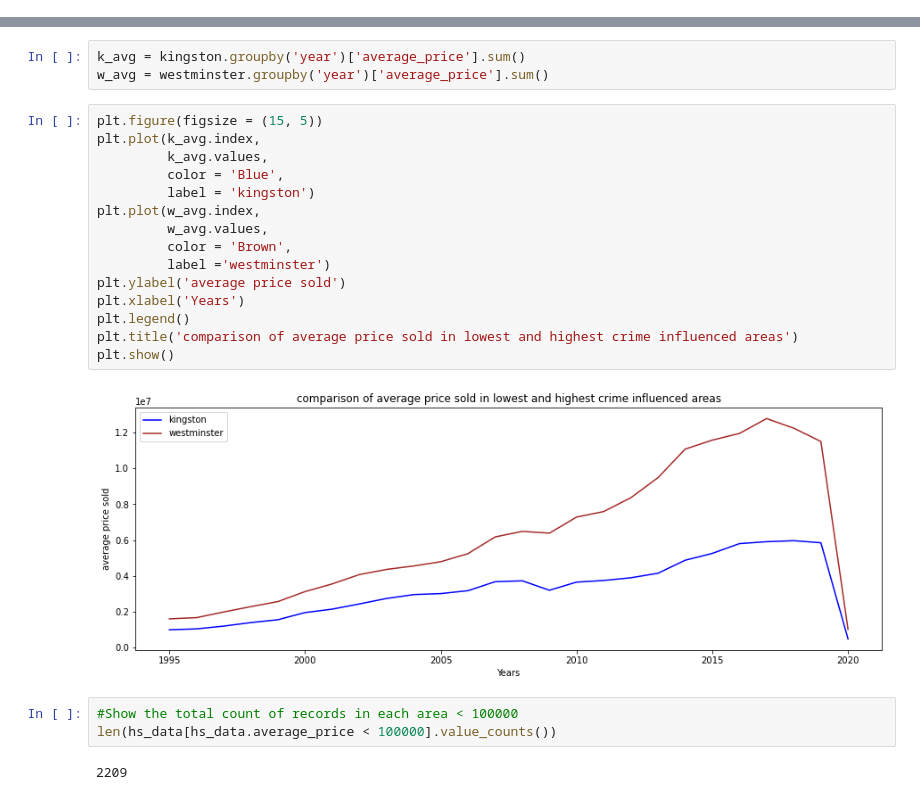
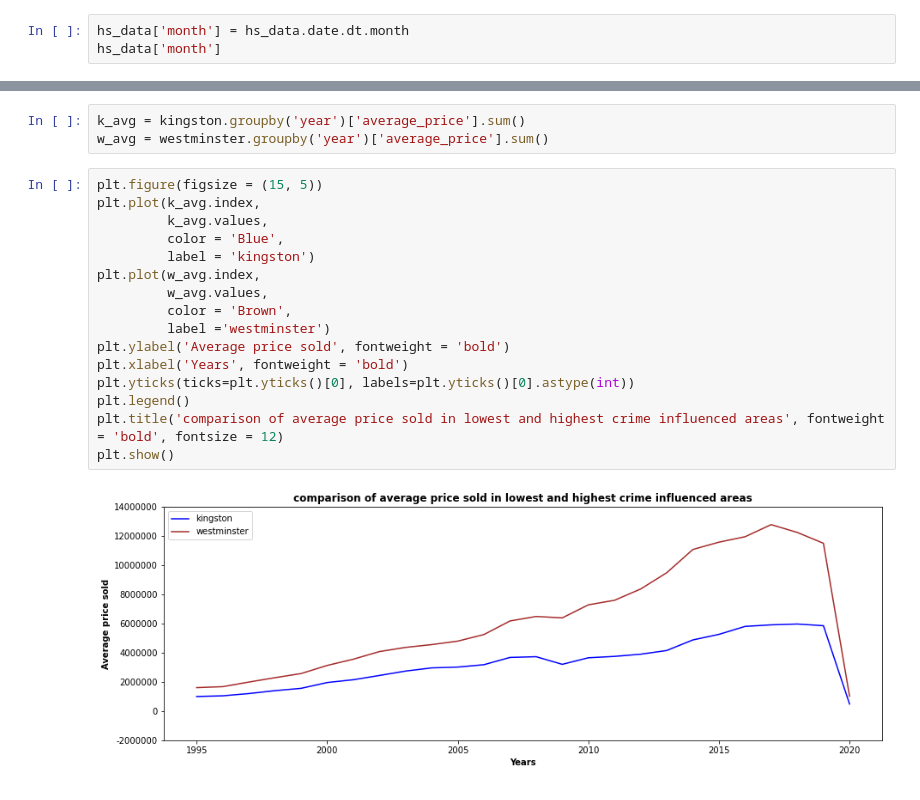
Before and after one commit to captin01/Data_Analysis, a Jupyter notebook: London_Housing/LND_Housing.ipynb, the cells around one changed output, grey strips where cells are left out. Drawn from its saved outputs; the diff is of its cells as text.

```diff
--- a/London_Housing/LND_Housing.ipynb
+++ b/London_Housing/LND_Housing.ipynb
@@ -206,0 +209,3 @@ Name: year, Length: 13549, dtype: int64
+# %%
+hs_data['month'] = hs_data.date.dt.month
+hs_data['month']
@@ -617,22 +701,18 @@ w_avg = westminster.groupby('year')['average_price'].sum()
 # %%
 plt.figure(figsize = (15, 5))
 plt.plot(k_avg.index,
          k_avg.values,
          color = 'Blue',
          label = 'kingston')
 plt.plot(w_avg.index,
          w_avg.values,
          color = 'Brown',
          label ='westminster')
-plt.ylabel('average price sold')
-plt.xlabel('Years')
+plt.ylabel('Average price sold', fontweight = 'bold')
+plt.xlabel('Years', fontweight = 'bold')
+plt.yticks(ticks=plt.yticks()[0], labels=plt.yticks()[0].astype(int))
 plt.legend()
-plt.title('comparison of average price sold in lowest and highest crime influenced areas')
+plt.title('comparison of average price sold in lowest and highest crime influenced areas', fontweight = 'bold', fontsize = 12)
 plt.show()
 # %% [output]
-[figure, old version]
+[figure, new version]
-# %%
-#Show the total count of records in each area < 100000
-len(hs_data[hs_data.average_price < 100000].value_counts())
-# %% [output]
-2209
```
Also changed, not shown: parts of 24 cells of this notebook.
